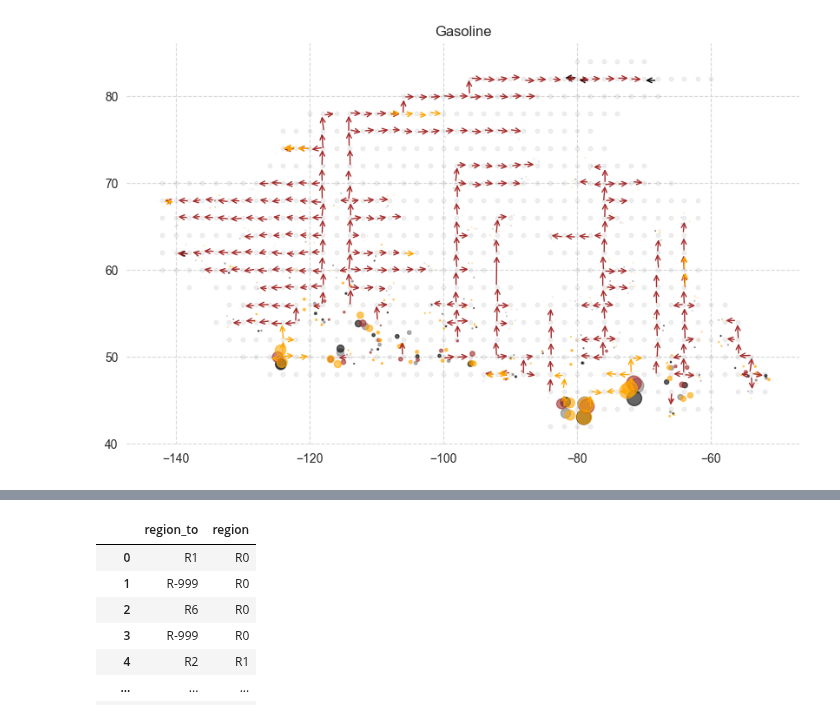
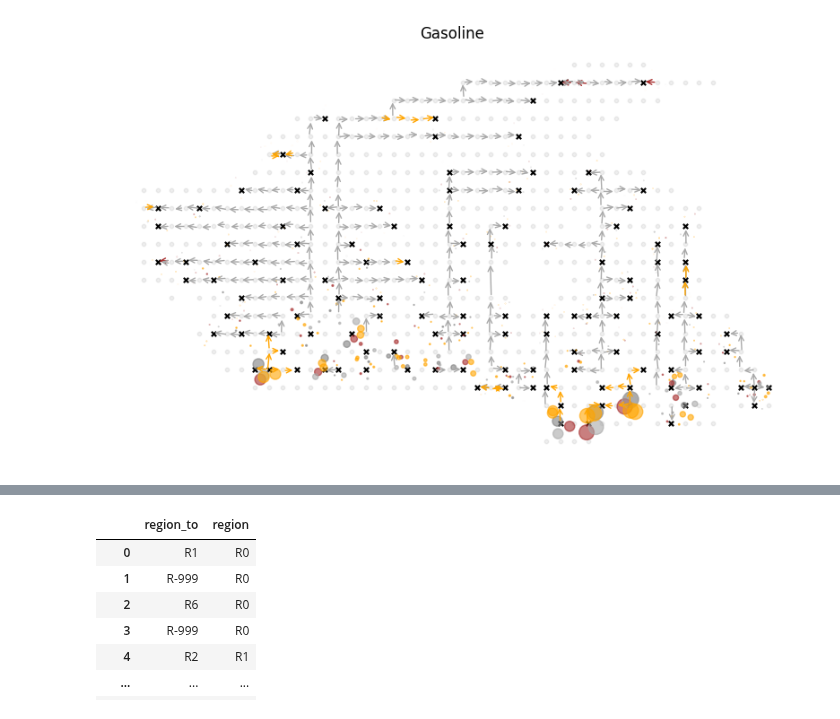
Before and after one commit to andrew-vigars/temoa_geospace, a Jupyter notebook: drafts_and_raw_ideas.ipynb, the cells around one changed output, grey strips where cells are left out. Drawn from its saved outputs; the diff is of its cells as text; code cells hidden in the pictures.

```diff
--- a/drafts_and_raw_ideas.ipynb
+++ b/drafts_and_raw_ideas.ipynb
@@ -82,4 +68,75 @@ label = ['Electricity', 'H2', 'CO2',
 # %%
+db_path = 'output_files/2025-12-09 1338/CANOE_geospatial.sqlite'
+# db_path = '/Users/thiagorodrigues/Library/CloudStorage/OneDrive-UniversityofToronto/UofT/renewable_supply/TEMOA_Approach/data_files/temoa_basic_0.sqlite'
+data = mgmt.sqlite_to_dfs(db_path)
+
+
+sites = pd.read_csv('sites_dict_2.csv')
+sites['region'] = sites['site_id']
+sites.set_index('region', inplace=True)
+
+demand = sites.loc[sites.demand != 0].copy()
+
+flowIn = data['OutputFlowIn'].copy()
+flowOut = data['OutputFlowOut'].copy()
+
+flowOut['region_from'], flowOut['region_to'] = None, None
+for i in range(len(flowOut)):
+    if flowOut['region'][i] not in sites.index:
+        # print(flowOut['region'][i])
+        r_from, r_to = flowOut['region'][i].split('-')
+        flowOut.loc[i, 'region_from'] = r_from
+        flowOut.loc[i, 'region_to'] = r_to
+
+h2_plant = flowOut.loc[flowOut.tech=='H2_PLANT'].copy()
+gsl_plant = flowOut.loc[flowOut.tech=='GSL_PLANT'].copy()
+meth_plant = flowOut.loc[flowOut.tech=='METH_PLANT'].copy()
+gsl_demand = flowOut.loc[flowOut.tech=='GSL_DEMAND'].copy()
+co2_cap = flowOut.loc[flowOut.tech=='CO2_CAP'].copy()
+elc_gen = flowOut.loc[flowOut.tech=='ELC_GEN'].copy()
+
+elc_gen.set_index('region', inplace=True)
+elc_gen['lon'] = sites.loc[elc_gen.index, 'lon']
+elc_gen['lat'] = sites.loc[elc_gen.index, 'lat']
+
+
+h2_plant.set_index('region', inplace=True)
+h2_plant['lon'] = sites.loc[h2_plant.index, 'lon']
+h2_plant['lat'] = sites.loc[h2_plant.index, 'lat']
+
+gsl_plant.set_index('region', inplace=True)
+gsl_plant['lon'] = sites.loc[gsl_plant.index, 'lon']
+gsl_plant['lat'] = sites.loc[gsl_plant.index, 'lat']
+
+meth_plant.set_index('region', inplace=True)
+meth_plant['lon'] = sites.loc[meth_plant.index, 'lon']
+meth_plant['lat'] = sites.loc[meth_plant.index, 'lat']
+
+gsl_demand.set_index('region', inplace=True)
+gsl_demand['lon'] = sites.loc[gsl_demand.index, 'lon']
+gsl_demand['lat'] = sites.loc[gsl_demand.index, 'lat']
+
+co2_cap.set_index('region', inplace=True)
+co2_cap['lon'] = sites.loc[co2_cap.index, 'lon']
+co2_cap['lat'] = sites.loc[co2_cap.index, 'lat']
+
+
+
+
+labels = ['co2_cap', 'gas_demand', 'gas_plant',
+          'h2_plant', 'meth_plant', 'elc_gen']
+
+image_file = ['co2.png', 'gas_demand.png', 'gasoline_plant.png',
+              'h2.png', 'methanol.png', 'wind_turbine.png']
+
+techs = [co2_cap, gsl_demand, gsl_plant,
+         h2_plant, meth_plant, elc_gen]
+color = ['gray', 'brown', 'darkgray',
+         'blue', 'orange', 'pink']
+
+label = ['Electricity', 'H2', 'CO2',
+         'Methanol', 'Gasoline']
+
 
 h2_pipe = flowOut.loc[flowOut.tech=='H2_PIPE'].copy()
 gsl_pipe = flowOut.loc[flowOut.tech=='GSL_PIPE'].copy()
@@ -90,6 +147,21 @@ elc_trans = flowOut.loc[flowOut.tech=='ELC_TRANS'].copy()
 techs = [elc_gen, h2_plant, co2_cap, meth_plant, gsl_plant]
 transp_tech = [elc_trans, h2_pipe, co2_pipe, meth_pipe, gsl_pipe]
 
+
+
+
+df = sites.loc[sites['demand']>0].copy()
+df.reset_index(inplace=True)
+df['demand'] = df['demand'].astype(float)
+size_demand = df['demand']/df['demand'].max() * 500  # Scale sizes for visibility
+
+
+
+fig, ax = plt.subplots(figsize=(10,6))
+
+plt.scatter(sites['lon'], sites['lat'], c='gray', s=10, label='Region', alpha=0.12)
+plt.scatter(x='lon', y='lat', data=df, s=15, color='black', label='Demand',  alpha=1, marker='x')
+
 for i in range(len(transp_tech)):
     df = transp_tech[i]
     df['lon_from'] = df['region_from'].map(sites['lon'])
@@ -97,40 +169,41 @@ for i in range(len(transp_tech)):
     df['lon_to'] = df['region_to'].map(sites['lon'])
     df['lat_to'] = df['region_to'].map(sites['lat'])
 
+for j in range(len(label)):
+    df = techs[j].copy()
 
-fig, ax = plt.subplots(figsize=(10,6))
 
-for j in range(len(label)):
-
-    plt.scatter(sites['lon'], sites['lat'], c='gray', s=10, label='sites', alpha=0.02)
-    df = techs[j].copy()
 
     jit = 1.5
     df.reset_index(inplace=True)
     df['flow'] = df['flow'].astype(float)
     df['lat'] += np.random.uniform(-jit, jit, size=len(df))
     df['lon'] += np.random.uniform(-jit, jit, size=len(df))
     sizes = df['flow']/df['flow'].max() * 150  # Scale sizes for visibility
     plt.scatter(x='lon', y='lat', data=df, s=sizes, color=color[j], label=label[j],  alpha=0.6)
     plt.title(label[j])
 
     df = transp_tech[j].copy()
     df.reset_index(inplace=True)
     jitter = 0.2
     for _, row in df.iterrows():
         ax.annotate(
             '',  # no text
             xy=(row['lon_to']+np.random.uniform(-jitter, jitter), row['lat_to']+np.random.uniform(-jitter,jitter)),        # arrow head
             xytext=(row['lon_from']+np.random.uniform(-0.2,0.2), row['lat_from']+np.random.uniform(-jitter,jitter)),# arrow tail
             arrowprops=dict(
                 arrowstyle="->",
                 color=color[j],
                 lw=1,  # line width
                 alpha=1
             )
         )
     sns.despine(top=True, right=True, left=True, bottom=True)
     # plt.savefig(f'figures/{label[j]}.png', dpi=300)
+ax.set_xticks([])
+ax.set_yticks([])
+
+
 plt.show()
 # %% [output]
-[figure, old version]
+[figure, new version]
```
Also changed, not shown: parts of 3 cells of this notebook, 26 other files.
